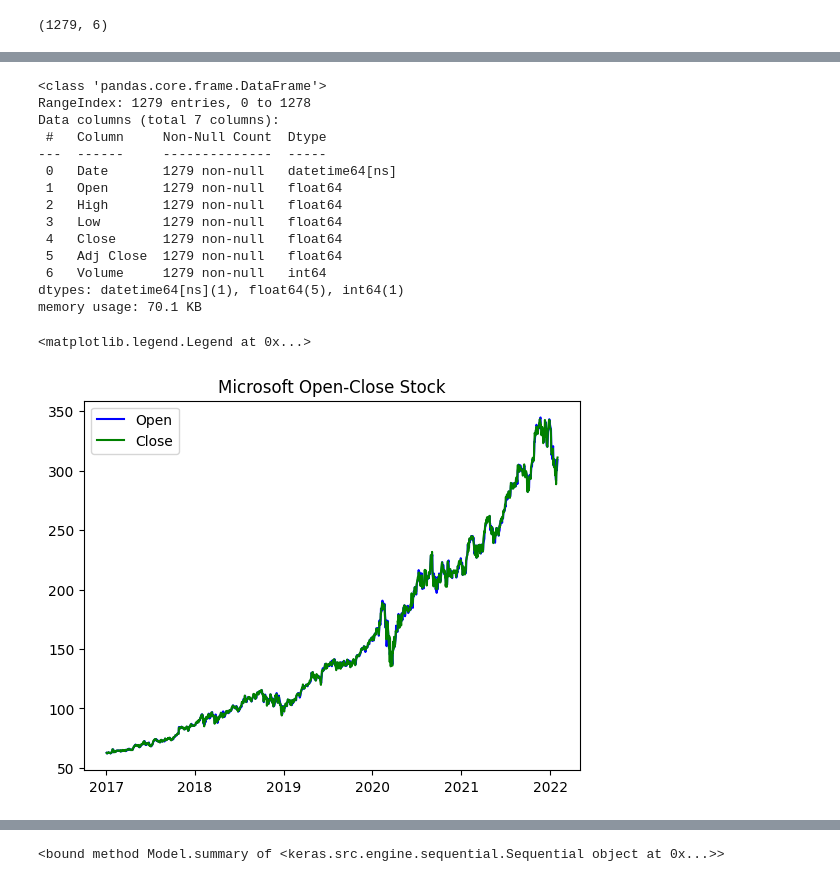
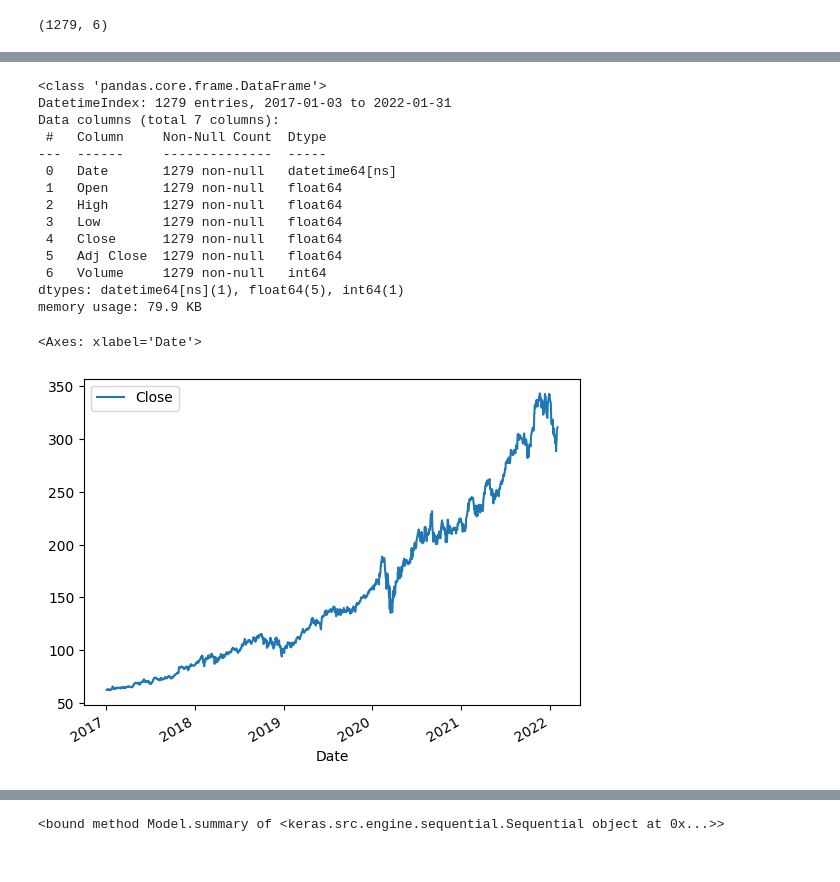
Before and after one commit to solution-pattern-big-data/stockcheck-code, a Jupyter notebook: notebooks/msft-stock-Copy1.ipynb, the cells around one changed output, grey strips where cells are left out. Drawn from its saved outputs; the diff is of its cells as text; code cells hidden in the pictures.

```diff
--- a/notebooks/msft-stock-Copy1.ipynb
+++ b/notebooks/msft-stock-Copy1.ipynb
@@ -96,0 +97,4 @@ msft.head()
+# %%
+msft.index = pd.to_datetime(msft['Date'], format='%d.%m.%Y %H:%M:%S')
+
+print(msft)
@@ -98,7 +120,7 @@ msft.head()
 msft.info()
 # %% [output]
 <class 'pandas.core.frame.DataFrame'>
-RangeIndex: 1279 entries, 0 to 1278
+DatetimeIndex: 1279 entries, 2017-01-03 to 2022-01-31
 Data columns (total 7 columns):
  #   Column     Non-Null Count  Dtype
 ---  ------     --------------  -----
@@ -110,12 +132,10 @@ Data columns (total 7 columns):
  5   Adj Close  1279 non-null   float64
  6   Volume     1279 non-null   int64
 dtypes: datetime64[ns](1), float64(5), int64(1)
-memory usage: 70.1 KB
+memory usage: 79.9 KB
 # %%
-plt.plot(msft['Date'],msft['Open'],color="blue",label="Open")
-plt.plot(msft['Date'],msft['Close'],color="green", label="Close")
-plt.title("Microsoft Open-Close Stock")
-plt.legend()
+close_data = msft.filter(['Close'])
+close_data.plot()
 # %% [output]
-<matplotlib.legend.Legend at 0x...>
+<Axes: xlabel='Date'>
-[figure, old version]
+[figure, new version]
```
Also changed, not shown: parts of 17 cells of this notebook, 5 other files.
